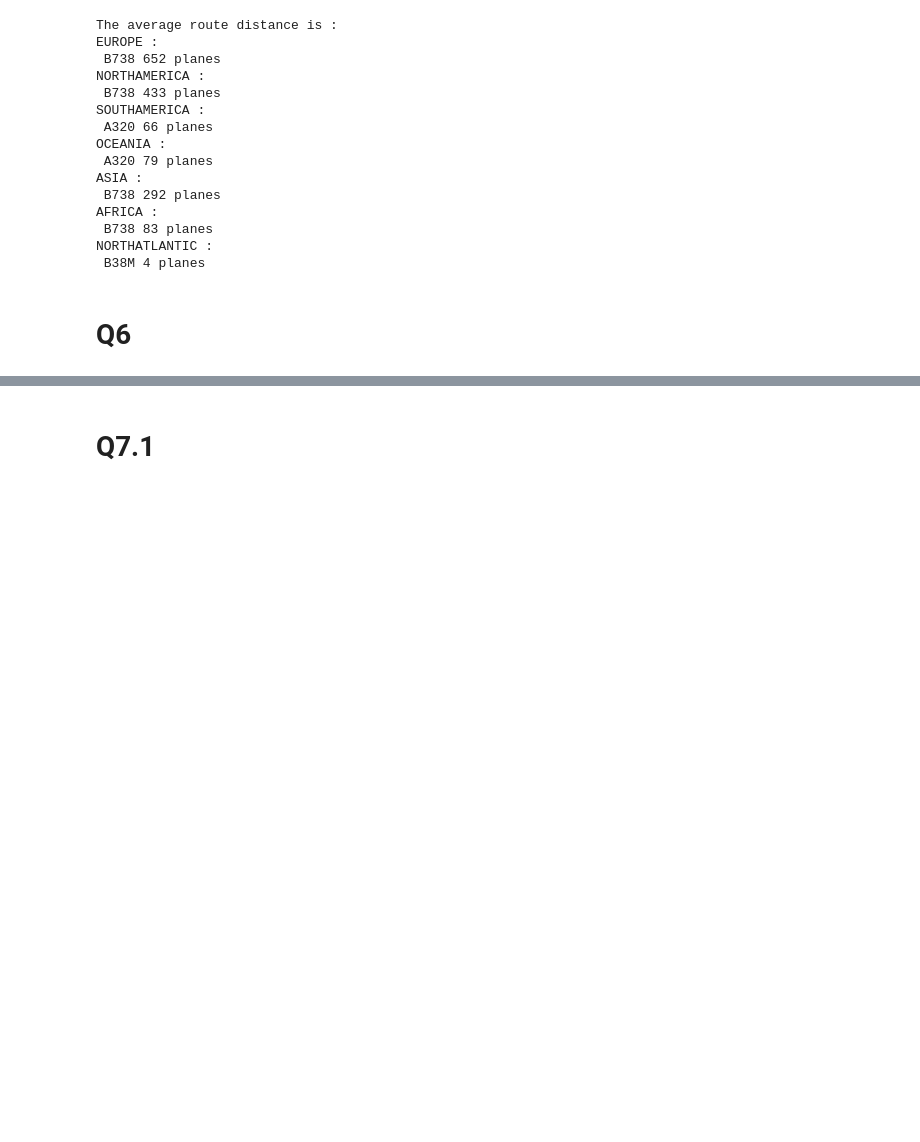
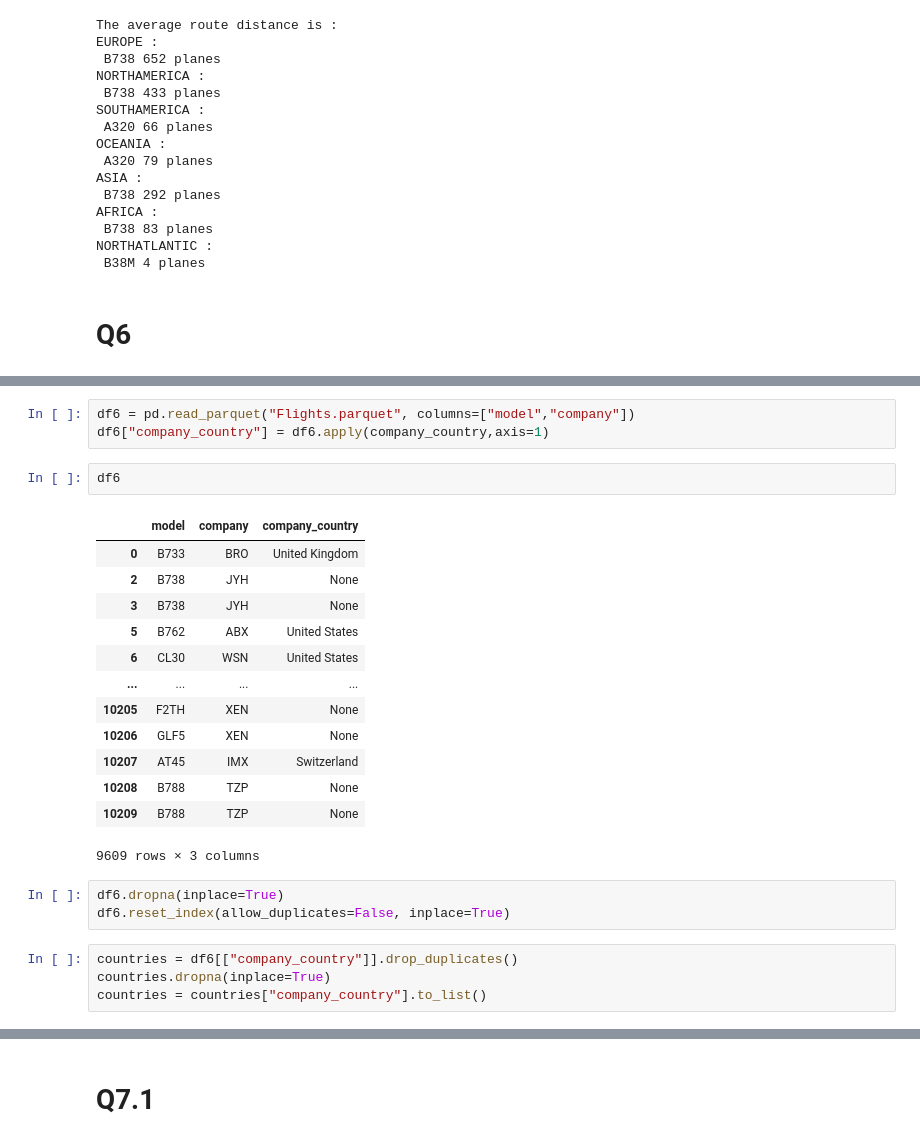
Before and after one commit to Alaiitoc/kata-python, a Jupyter notebook: ETL.ipynb, the cells around one changed output, grey strips where cells are left out. Cells and saved outputs as stored; diff of their text form; blank space fills up the shorter version.

```diff
--- a/ETL.ipynb
+++ b/ETL.ipynb
@@ -365,0 +373,26 @@ NORTHATLANTIC :
+# %%
+df6 = pd.read_parquet("Flights.parquet", columns=["model","company"])
+df6["company_country"] = df6.apply(company_country,axis=1)
+# %%
+df6
+# %% [output]
+|  | model | company | company_country |
+| 0 | B733 | BRO | United Kingdom |
+| 2 | B738 | JYH | None |
+| 3 | B738 | JYH | None |
+| 5 | B762 | ABX | United States |
+| 6 | CL30 | WSN | United States |
+| ... | ... | ... | ... |
+| 10205 | F2TH | XEN | None |
+| 10206 | GLF5 | XEN | None |
+| 10207 | AT45 | IMX | Switzerland |
+| 10208 | B788 | TZP | None |
+| 10209 | B788 | TZP | None |
+9609 rows × 3 columns
+# %%
+df6.dropna(inplace=True)
+df6.reset_index(allow_duplicates=False, inplace=True)
+# %%
+countries = df6[["company_country"]].drop_duplicates()
+countries.dropna(inplace=True)
+countries = countries["company_country"].to_list()
```
Also changed, not shown: parts of 4 cells of this notebook, 6 other files.
